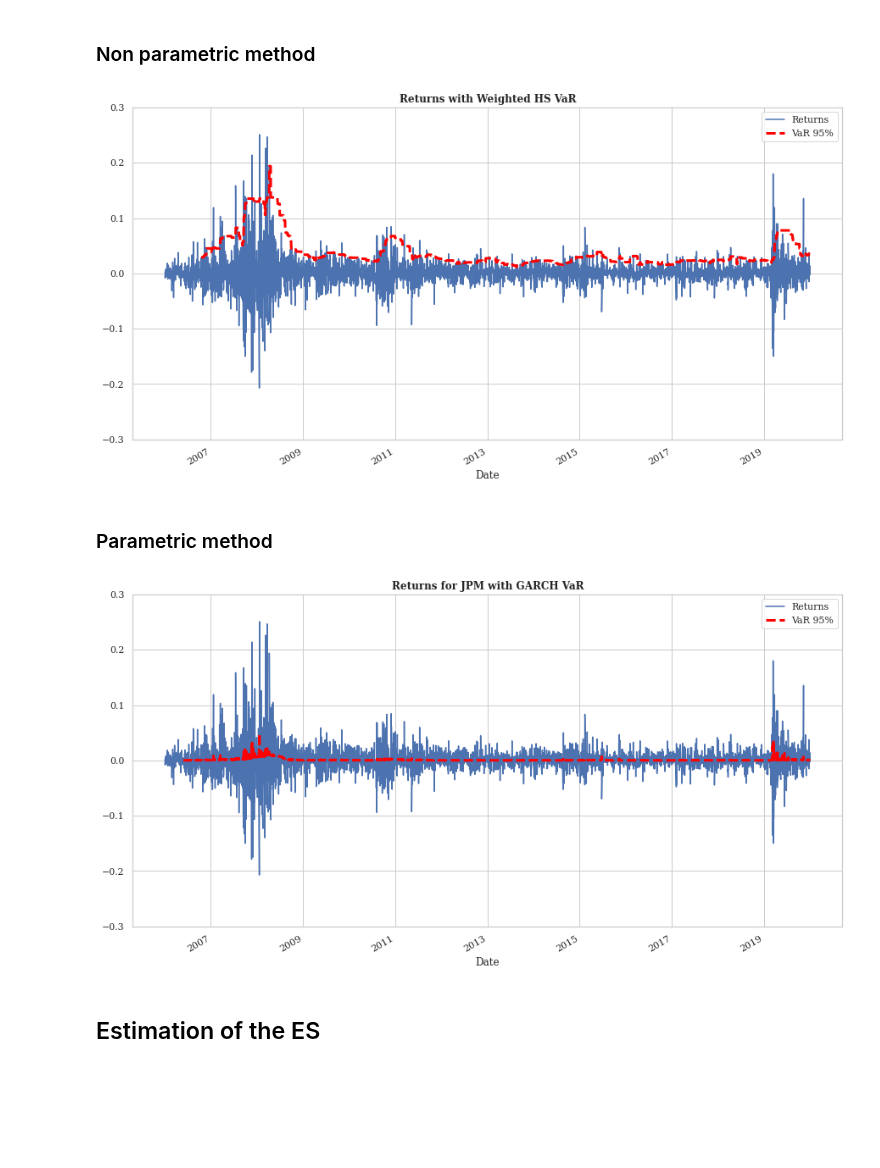
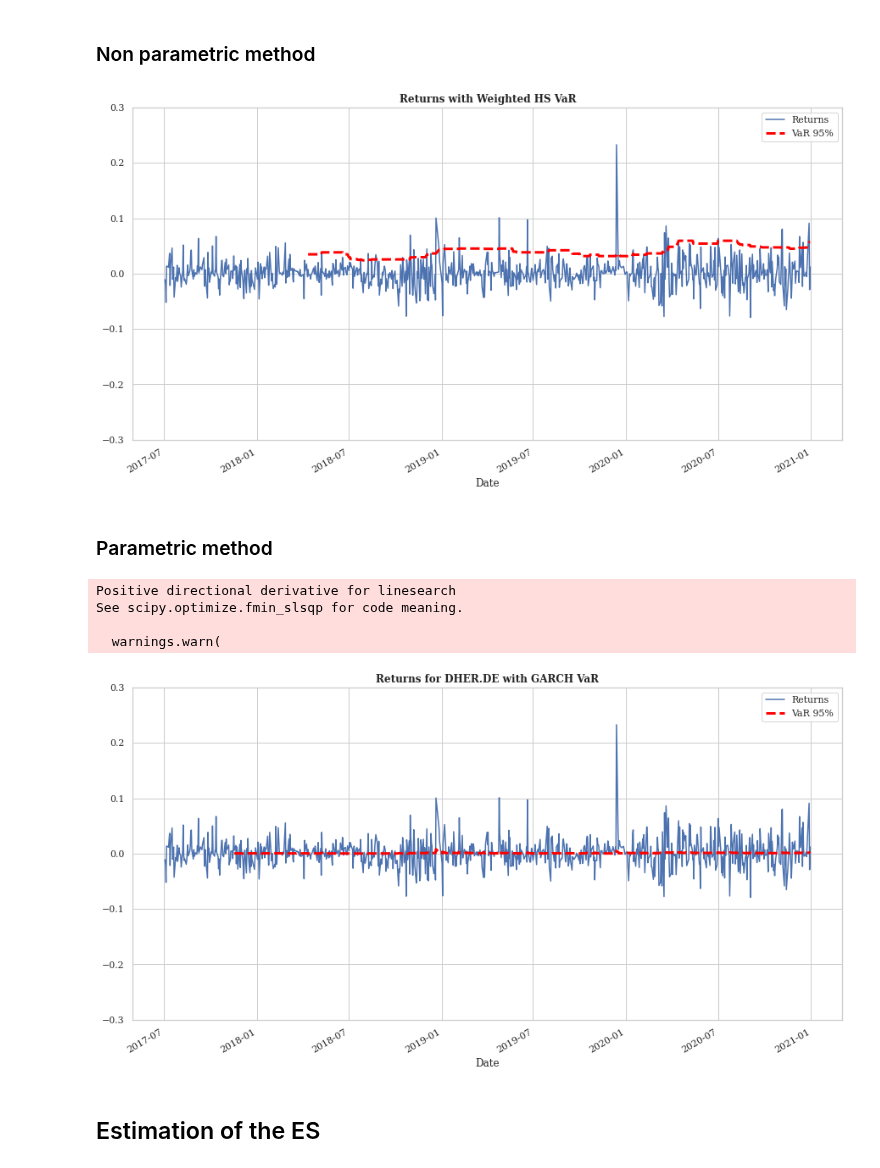
Before and after one commit to Simzer994/Project-Econometrics, a Jupyter notebook: Bank-Series.ipynb, the cells around one changed output. Saved outputs shown, nothing was run; the diff lists cells and outputs as text; code cells hidden in the pictures; blank space fills up the shorter version.

```diff
--- a/Bank-Series.ipynb
+++ b/Bank-Series.ipynb
@@ -23,7 +23,7 @@ The autoreload extension is already loaded. To reload it, use:
 # %% [markdown]
 ## Donwload the data
 # %%
-ticker = 'JPM'
+ticker = 'DHER.DE'
 prices = sf.get_data(ticker)
 # %% [markdown]
 We compute the returns
@@ -48,13 +48,17 @@ Qu'est ce que la **VaR** : Une mesure de la perte maximale potentielle sur une p
 # %%
 VaR_NonParam = sf.weighted_hs_var(returns=returns, confidence_level=95, window=100)
 # %% [output]
-[figure, old version]
+[figure, new version]
 # %% [markdown]
 ### Parametric method
 # %%
 p,q = sf.optimize_garch(returns=returns, bounds=[9,9])
-VaR_Param = sf.garch_var(returns=returns, confidence_level=95, bounds=[9,9], p=p, q=q, ticker=ticker)
+VaR_Param = sf.garch_var(returns=returns, confidence_level=95, bounds=[9,9], p=p, q=q, ticker=ticker, window=100)
 # %% [output]
+Positive directional derivative for linesearch
+See scipy.optimize.fmin_slsqp for code meaning.
+
+  warnings.warn(
-[figure, old version]
+[figure, new version]
 # %% [markdown]
 ## Estimation of the ES
```
Also changed, not shown: parts of 2 cells of this notebook.
